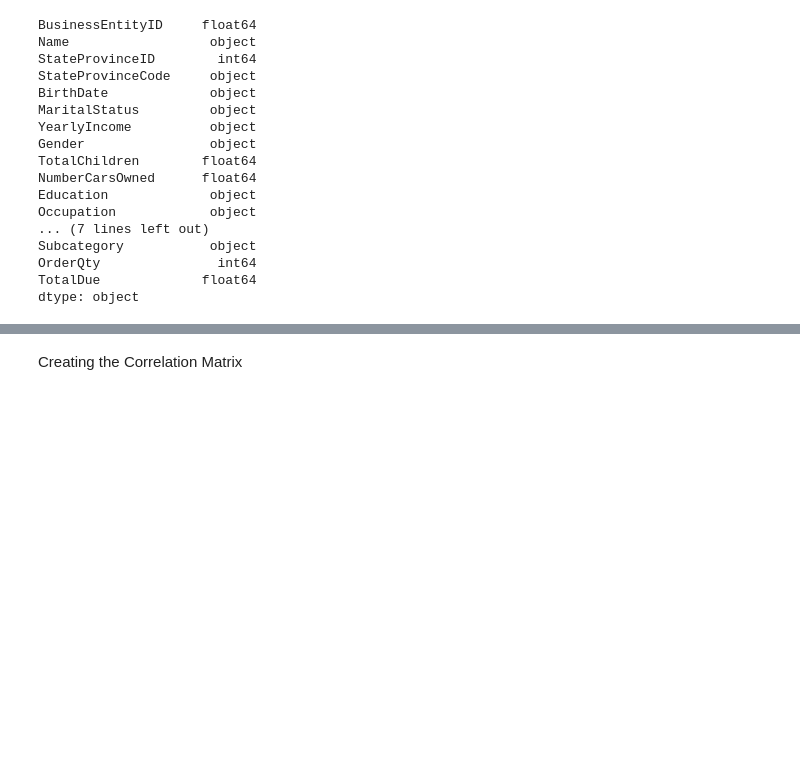
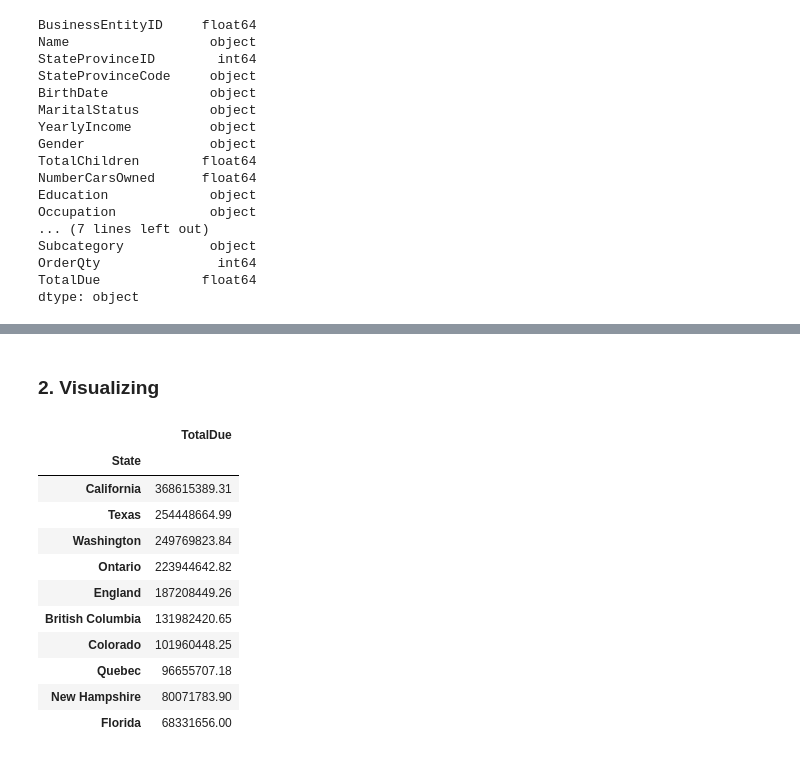
Before and after one commit to andrewbruening/AdventureWorks-Demographic-Analysis, a Jupyter notebook: AdventureWorks2019.ipynb, the cells around one changed output, grey strips where cells are left out. Drawn from its saved outputs; the diff is of its cells as text; code cells hidden in the pictures; blank space fills up the shorter version.

```diff
--- a/AdventureWorks2019.ipynb
+++ b/AdventureWorks2019.ipynb
@@ -188,3 +192 @@ custdf.sample(5)
 5 rows × 21 columns
-# %% [markdown]
-Creating the Correlation Matrix
@@ -192,0 +193,22 @@ Creating the Correlation Matrix
+# %% [markdown]
+### 2. Visualizing
+# %%
+# Next, plotting a simple Seaborn barplot to double check future Tableau work
+# This cell makes a list of the top 10 states by sum of TotalDue and assigns it to a new dataframe called 'top10states'
+# We're also changing the pandas settings to display floats instead of scientific notation
+top10states = pd.DataFrame(custdf.groupby('State')['TotalDue'].sum().sort_values(ascending=False).head(10))
+pd.options.display.float_format = '{:.2f}'.format
+display(top10states)
+# %% [output]
+|  | TotalDue |
+| State |  |
+| California | 368615389.31 |
+| Texas | 254448664.99 |
+| Washington | 249769823.84 |
+| Ontario | 223944642.82 |
+| England | 187208449.26 |
+| British Columbia | 131982420.65 |
+| Colorado | 101960448.25 |
+| Quebec | 96655707.18 |
+| New Hampshire | 80071783.90 |
+| Florida | 68331656.00 |
```
Also changed, not shown: parts of 9 cells of this notebook.
